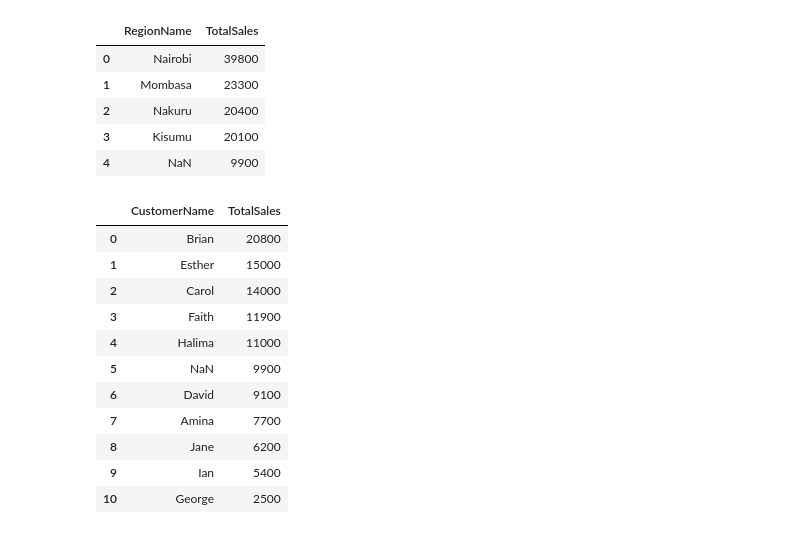
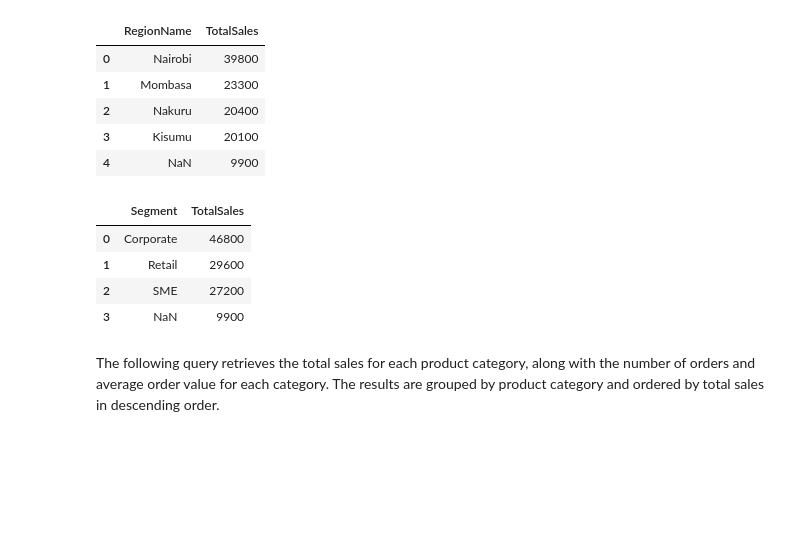
Before and after one commit to sylvainenzo/DSA2050-Week2-674139, a Jupyter notebook: DSA2050_Week2_SQL_Lab.ipynb, the cells around one changed output. Saved outputs shown, nothing was run; the diff lists cells and outputs as text; code cells hidden in the pictures; blank space fills up the shorter version.

```diff
--- a/DSA2050_Week2_SQL_Lab.ipynb
+++ b/DSA2050_Week2_SQL_Lab.ipynb
@@ -514,24 +508,23 @@ pd.read_sql_query(query, conn)
 | 3 | Kisumu | 20100 |
 | 4 | NaN | 9900 |
 # %%
-query = """ SELECT c.CustomerName,SUM(o.OrderAmount) AS TotalSales
-From Orders o
+query = """
+SELECT
+c.segment,
+SUM(o.OrderAmount) AS TotalSales
+FROM Orders o
 LEFT JOIN customers_regions c
-On o.CustomerID = c.CustomerID
-GROUP BY c.CustomerName
-ORDER BY TotalSales DESC """
+ON o.CustomerID = c.CustomerID
+GROUP BY c.segment
+ORDER BY TotalSales DESC
+"""
 
 pd.read_sql_query(query, conn)
 # %% [output]
-|  | CustomerName | TotalSales |
-| 0 | Brian | 20800 |
-| 1 | Esther | 15000 |
-| 2 | Carol | 14000 |
-| 3 | Faith | 11900 |
-| 4 | Halima | 11000 |
-| 5 | NaN | 9900 |
-| 6 | David | 9100 |
-| 7 | Amina | 7700 |
-| 8 | Jane | 6200 |
-| 9 | Ian | 5400 |
-| 10 | George | 2500 |
+|  | Segment | TotalSales |
+| 0 | Corporate | 46800 |
+| 1 | Retail | 29600 |
+| 2 | SME | 27200 |
+| 3 | NaN | 9900 |
+# %% [markdown]
+The following query retrieves the total sales for each product category, along with the number of orders and average order value for each category. The results are grouped by product category and ordered by total sales in descending order.
```
Also changed, not shown: parts of 1 cell of this notebook, 1 other file.
